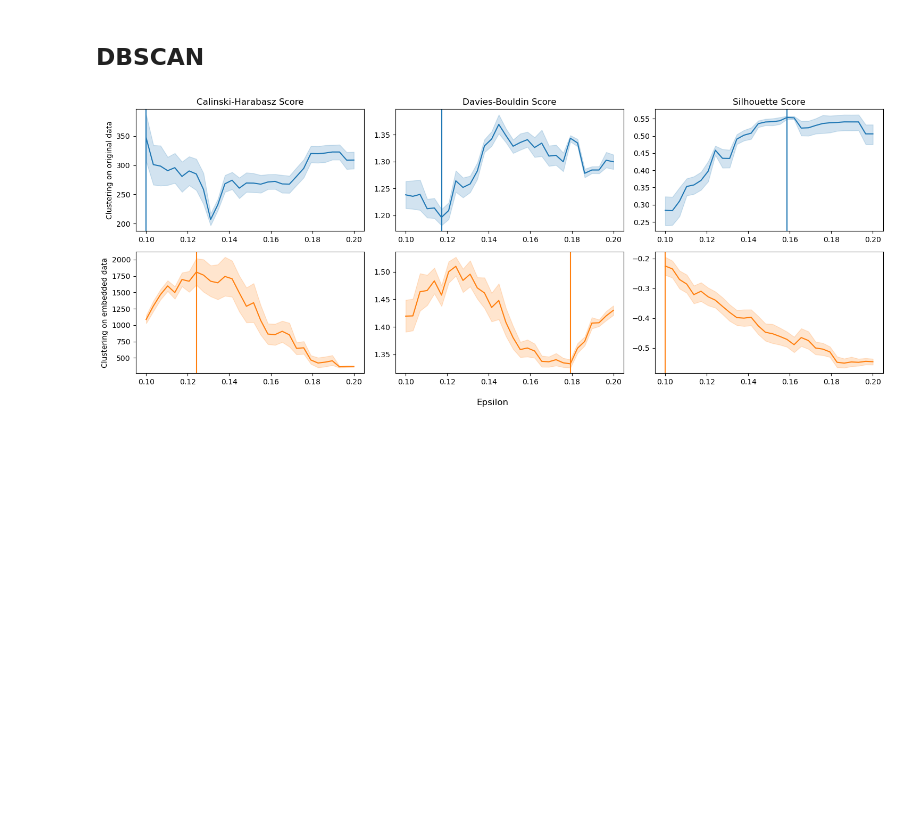
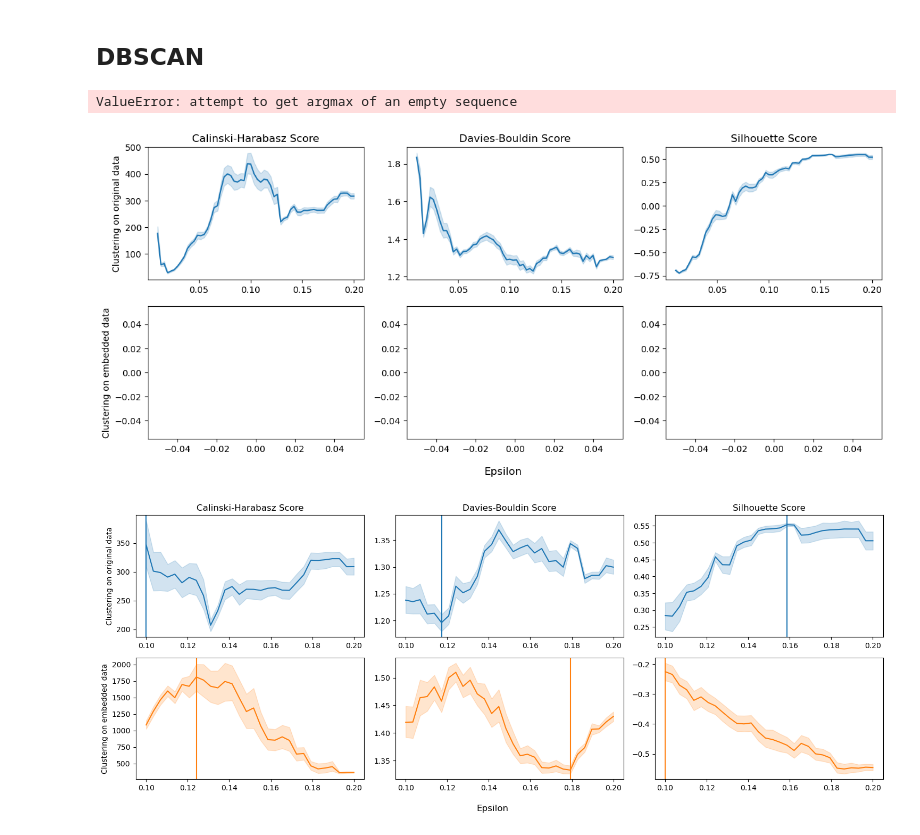
Before and after one commit to y-jenniges/ocean_cluster_validation, a Jupyter notebook: score_visualization.ipynb, the cells around one changed output. Cells and saved outputs as stored; diff of their text form; code cells hidden in the pictures; blank space fills up the shorter version.

```diff
--- a/score_visualization.ipynb
+++ b/score_visualization.ipynb
@@ -151,8 +151,23 @@ def plot_heatmap(df, x="min_samples", y="eps", color="nclusters", title="Sweep o
     plt.xlabel(x)
     plt.ylabel(y)
     plt.title(title)
+# %%
+import glob
+
+dfs = []
+for p in glob.glob("output/*.csv"):
+    a = pd.read_csv(p)
+    eps = float(p.split("_")[5].lstrip("eps-"))
+    min_samples = p.split("_")[7].lstrip("samples-").rstrip(".csv")
+    a["eps"] = eps
+    a["min_samples"] = min_samples
+    dfs.append(a)
+
+df = pd.concat(dfs)
+# %%
+df_dbscan = df.copy()
 # %%
 # load data
 df_kmeans = pd.read_csv(f"output_old/kmeans_scores.csv")
 df_ward = pd.read_csv(f"output_old/ward_scores.csv")
-df_dbscan = pd.read_csv(f"output_old/dbscan_scores.csv")
+# df_dbscan = pd.read_csv(f"output_old/dbscan_scores.csv")
@@ -199,4 +261,11 @@ Scores on original data: Clustering on original data better
 # %% [markdown]
 ## DBSCAN
+# %%
+plot_small_score_matrix(df_dbscan, x="eps")
+plt.savefig(output_dir + "dbscan/small_score_matrix_eps.png")
+plt.show()
+# %% [output]
+ValueError: attempt to get argmax of an empty sequence
+[figure, added]
 # %%
 plot_small_score_matrix(df_dbscan, x="eps")
```
Also changed, not shown: parts of 20 cells of this notebook, 2 other files.
